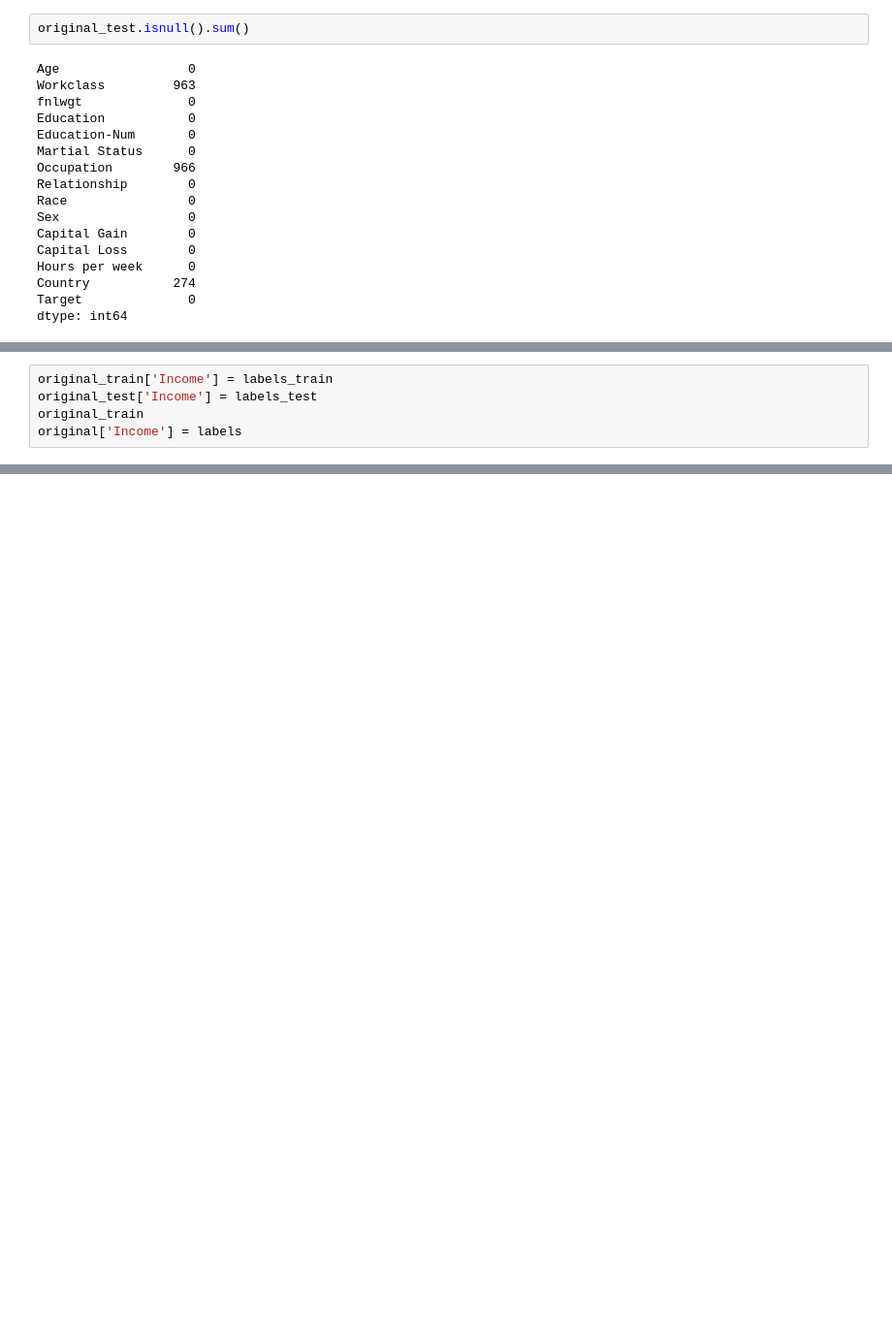
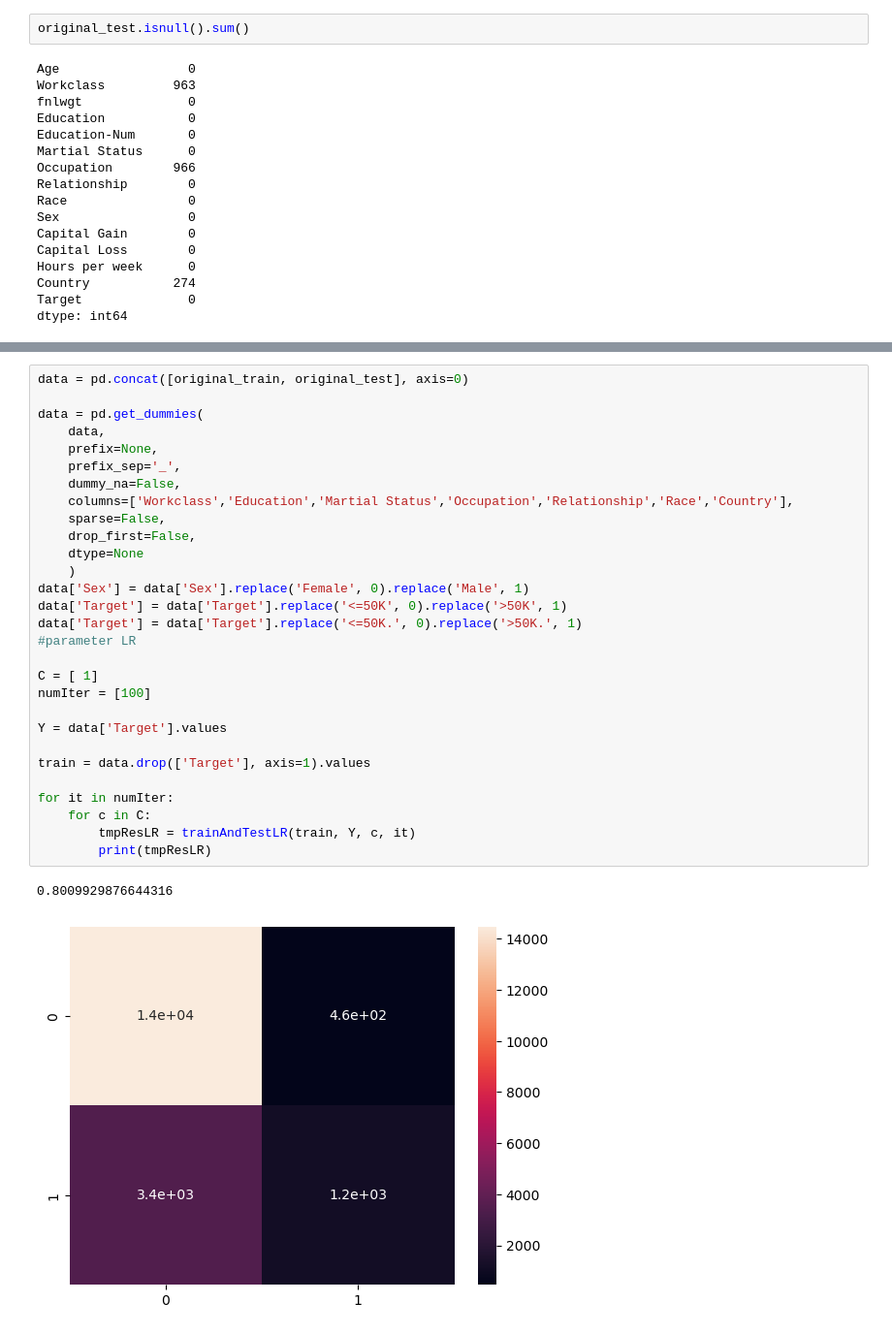
Before and after one commit to sainioan/TML_Project3, a Jupyter notebook: Project_3.ipynb, the cells around one changed output, grey strips where cells are left out. Shown at 97% size. Drawn from its saved outputs; the diff is of its cells as text; blank space fills up the shorter version.

```diff
--- a/Project_3.ipynb
+++ b/Project_3.ipynb
@@ -110,5 +113,0 @@ labels_test = labels_test.replace('<=50K.', 0).replace('>50K.', 1)
-# %%
-original_train['Income'] = labels_train
-original_test['Income'] = labels_test
-original_train
-original['Income'] = labels
@@ -134,0 +145,32 @@ results
+# %%
+data = pd.concat([original_train, original_test], axis=0)
+
+data = pd.get_dummies(
+    data,
+    prefix=None,
+    prefix_sep='_',
+    dummy_na=False,
+    columns=['Workclass','Education','Martial Status','Occupation','Relationship','Race','Country'],
+    sparse=False,
+    drop_first=False,
+    dtype=None
+    )
+data['Sex'] = data['Sex'].replace('Female', 0).replace('Male', 1)
+data['Target'] = data['Target'].replace('<=50K', 0).replace('>50K', 1)
+data['Target'] = data['Target'].replace('<=50K.', 0).replace('>50K.', 1)
+#parameter LR
+
+C = [ 1]
+numIter = [100]
+
+Y = data['Target'].values
+
+train = data.drop(['Target'], axis=1).values
+
+for it in numIter:
+    for c in C:
+        tmpResLR = trainAndTestLR(train, Y, c, it)
+        print(tmpResLR)
+# %% [output]
+0.8009929876644316
+[figure, added]
```
Also changed, not shown: parts of 7 cells of this notebook, 1 other file.
